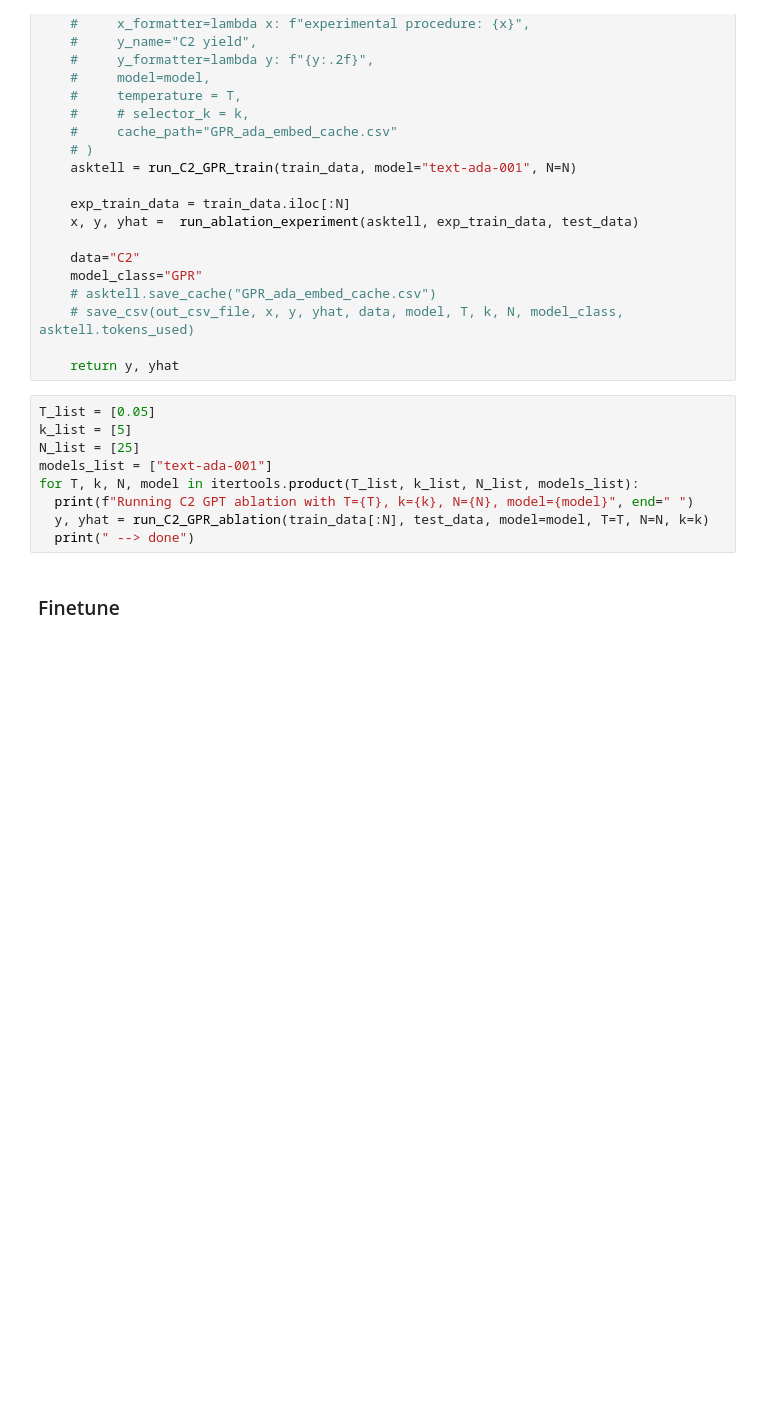
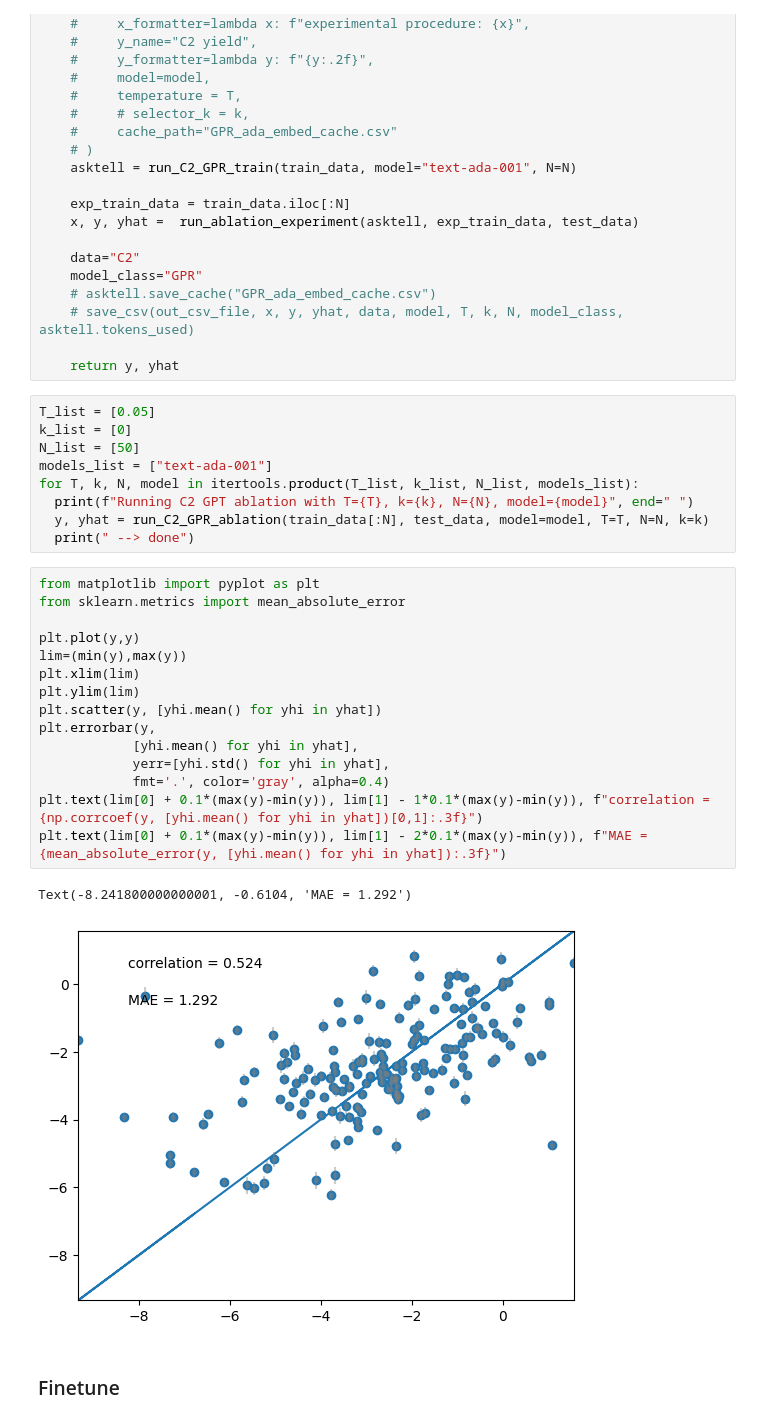
Before and after one commit to ur-whitelab/BO-LIFT, a Jupyter notebook: paper/Ablation_Experiments.ipynb, the cells around one changed output. Saved outputs shown, nothing was run; the diff lists cells and outputs as text; blank space fills up the shorter version.

```diff
--- a/paper/Ablation_Experiments.ipynb
+++ b/paper/Ablation_Experiments.ipynb
@@ -512,13 +529,31 @@ def run_C2_GPR_ablation(train_data, test_data, model="text-curie-001", T=0.05, N
     return y, yhat
 # %%
 T_list = [0.05]
-k_list = [5]
-N_list = [25]
+k_list = [0]
+N_list = [50]
 models_list = ["text-ada-001"]
 for T, k, N, model in itertools.product(T_list, k_list, N_list, models_list):
   print(f"Running C2 GPT ablation with T={T}, k={k}, N={N}, model={model}", end=" ")
   y, yhat = run_C2_GPR_ablation(train_data[:N], test_data, model=model, T=T, N=N, k=k)
   print(" --> done")
+# %%
+from matplotlib import pyplot as plt
+from sklearn.metrics import mean_absolute_error
+
+plt.plot(y,y)
+lim=(min(y),max(y))
+plt.xlim(lim)
+plt.ylim(lim)
+plt.scatter(y, [yhi.mean() for yhi in yhat])
+plt.errorbar(y,
+            [yhi.mean() for yhi in yhat],
+            yerr=[yhi.std() for yhi in yhat],
+            fmt='.', color='gray', alpha=0.4)
+plt.text(lim[0] + 0.1*(max(y)-min(y)), lim[1] - 1*0.1*(max(y)-min(y)), f"correlation = {np.corrcoef(y, [yhi.mean() for yhi in yhat])[0,1]:.3f}")
+plt.text(lim[0] + 0.1*(max(y)-min(y)), lim[1] - 2*0.1*(max(y)-min(y)), f"MAE = {mean_absolute_error(y, [yhi.mean() for yhi in yhat]):.3f}")
+# %% [output]
+Text(-8.241800000000001, -0.6104, 'MAE = 1.292')
+[figure, added]
 # %% [markdown]
 ### Finetune
 # %%
```
Also changed, not shown: parts of 10 cells of this notebook, 26 other files.
